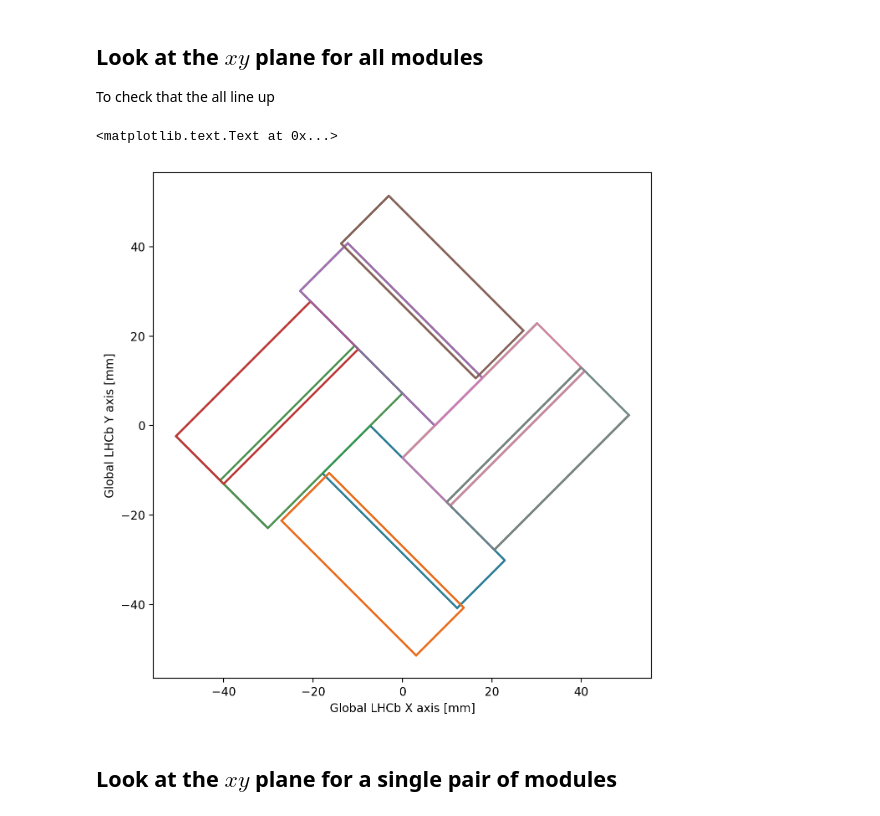
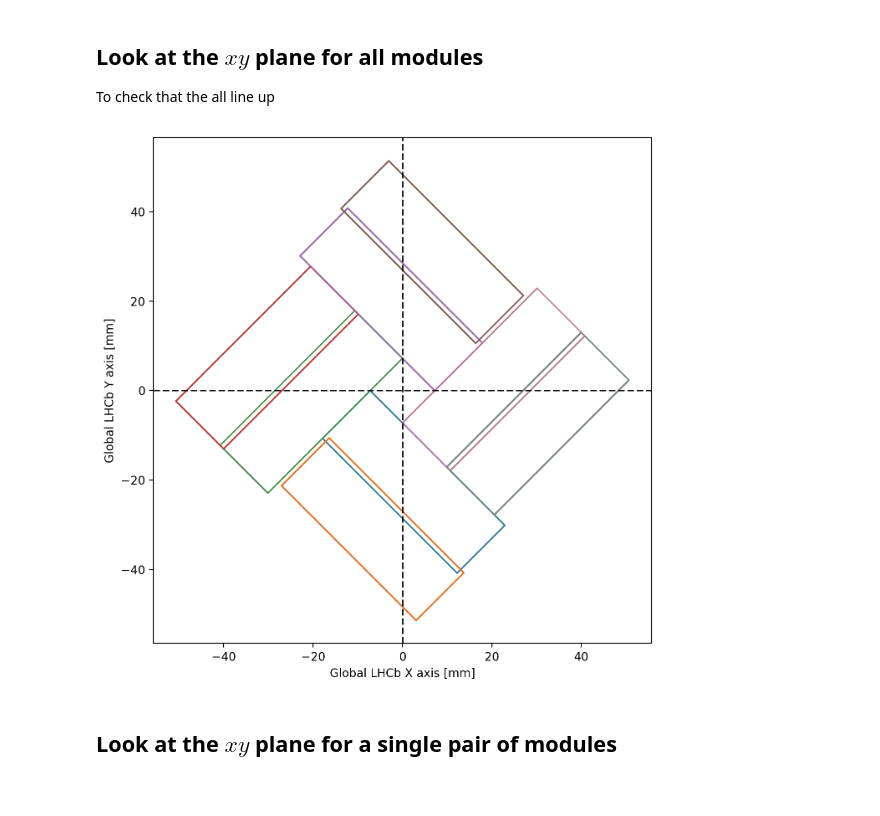
Before and after one commit to chrisburr/lhcb-velopix-studies, a Jupyter notebook: module_positions/VeloPix Location.ipynb, the cells around one changed output. Drawn from its saved outputs; the diff is of its cells as text; code cells hidden in the pictures.

```diff
--- a/module_positions/VeloPix Location.ipynb
+++ b/module_positions/VeloPix Location.ipynb
@@ -5,6 +5,10 @@
 import json
 # %%
 from matplotlib import pyplot as plt
+
+def savefig(*args, **kwargs):
+    plt.gcf().patch.set_alpha(0)
+    return plt.savefig(*args, **kwargs)
 # %%
 # Control how ladders are drawn
 points = ['A', 'B', 'C', 'D', 'A', 'E', 'F', 'B', 'F', 'G', 'C', 'G', 'H', 'D', 'H', 'E']
@@ -40,26 +44,28 @@ To check that the all line up
 # %%
 plt.figure(figsize=[8, 8], dpi=100)
 for m_id in range(0, 52, 2):
     assert m_id % 2 == 0
     # Draw all ladders for this module
     for vp_side in ['VPRight', 'VPLeft']:
         for l_id in range(4):
             ladder = velo_geometry_global[
                 f'/dd/Structure/LHCb/BeforeMagnetRegion/VP/{vp_side}/'
                 f'Module{m_id:002d}WithSupport/Module{m_id:002d}/Ladder{l_id}'
             ]
             xs = [ladder[p][0] for p in points]
             ys = [ladder[p][1] for p in points]
-            plt.plot(xs, ys, label=f'M{m_id:002d} L{l_id}', alpha=0.75)
+            plt.plot(xs, ys, label=f'M{m_id:002d} L{l_id}', lw=1, alpha=0.75)
         # Increment the module id
         m_id += 1
 
 plt.gca().set_aspect('equal')
 plt.xlabel('Global LHCb X axis [mm]')
 plt.ylabel('Global LHCb Y axis [mm]')
+plt.axvline(0, ls='--', c='k', lw=1)
+plt.axhline(0, ls='--', c='k', lw=1)
+savefig('velo_cross_section_stacked.pdf')
 # %% [output]
-<matplotlib.text.Text at 0x...>
-[figure, old version]
+[figure, new version]
 # %% [markdown]
 ## Look at the $xy$ plane for a single pair of modules
 # %%
```
Also changed, not shown: parts of 2 cells of this notebook, 2 other files.
